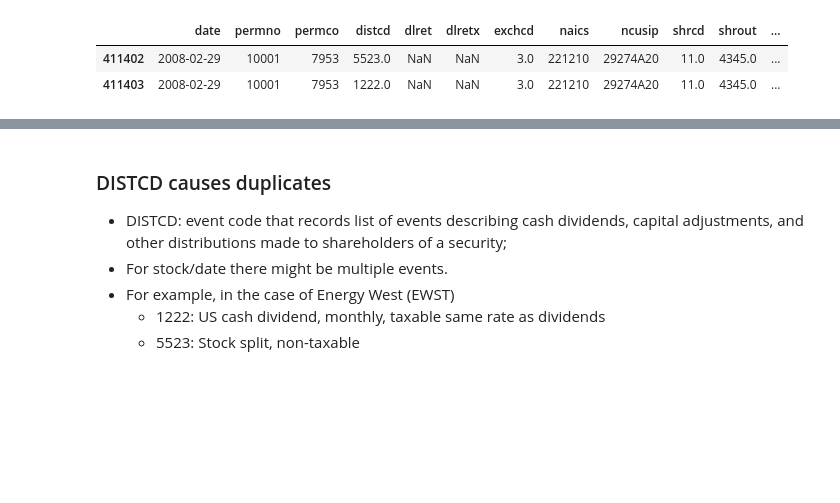
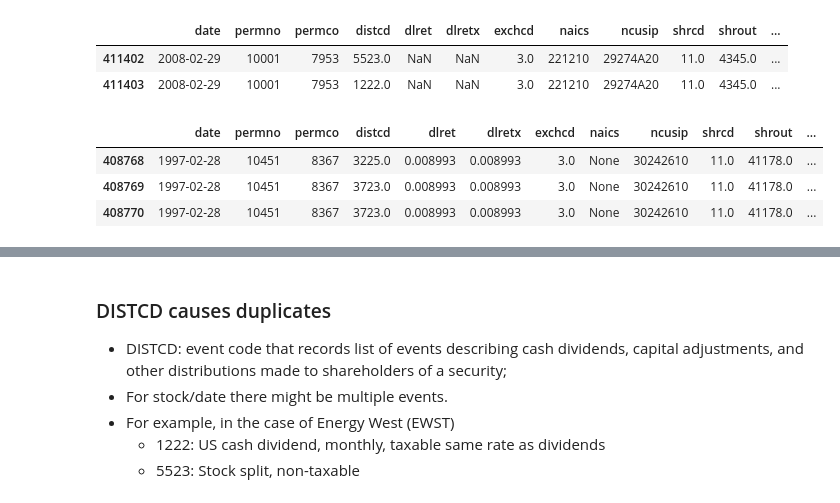
Before and after one commit to Joseph-Paleologus/big_data2025, a Jupyter notebook: lecture_notes/LectureNotes_02_CRSP.ipynb, the cells around one changed output, grey strips where cells are left out. Saved outputs shown, nothing was run; the diff lists cells and outputs as text; code cells hidden in the pictures; blank space fills up the shorter version.

```diff
--- a/lecture_notes/LectureNotes_02_CRSP.ipynb
+++ b/lecture_notes/LectureNotes_02_CRSP.ipynb
@@ -390,6 +405,13 @@ mse_data[(mse_data.permno==10001)&(mse_data.date=='2008-02-29')]
 |  | date | permno | permco | distcd | dlret | dlretx | exchcd | naics | ncusip | shrcd | shrout | ... |
 | 411402 | 2008-02-29 | 10001 | 7953 | 5523.0 | NaN | NaN | 3.0 | 221210 | 29274A20 | 11.0 | 4345.0 | ... |
 | 411403 | 2008-02-29 | 10001 | 7953 | 1222.0 | NaN | NaN | 3.0 | 221210 | 29274A20 | 11.0 | 4345.0 | ... |
+# %%
+mse_data[(mse_data.permno==10451)&(mse_data.date=='1997-02-28')]
+# %% [output]
+|  | date | permno | permco | distcd | dlret | dlretx | exchcd | naics | ncusip | shrcd | shrout | ... |
+| 408768 | 1997-02-28 | 10451 | 8367 | 3225.0 | 0.008993 | 0.008993 | 3.0 | None | 30242610 | 11.0 | 41178.0 | ... |
+| 408769 | 1997-02-28 | 10451 | 8367 | 3723.0 | 0.008993 | 0.008993 | 3.0 | None | 30242610 | 11.0 | 41178.0 | ... |
+| 408770 | 1997-02-28 | 10451 | 8367 | 3723.0 | 0.008993 | 0.008993 | 3.0 | None | 30242610 | 11.0 | 41178.0 | ... |
 # %%
 # Check Duplicates
 mse_data[(mse_data.dlret.notna())&(mse_data.duplicated(subset=['date','permno','distcd']))].sort_values(['permno','distcd'])
```
Also changed, not shown: parts of 4 cells of this notebook, 2 other files.
